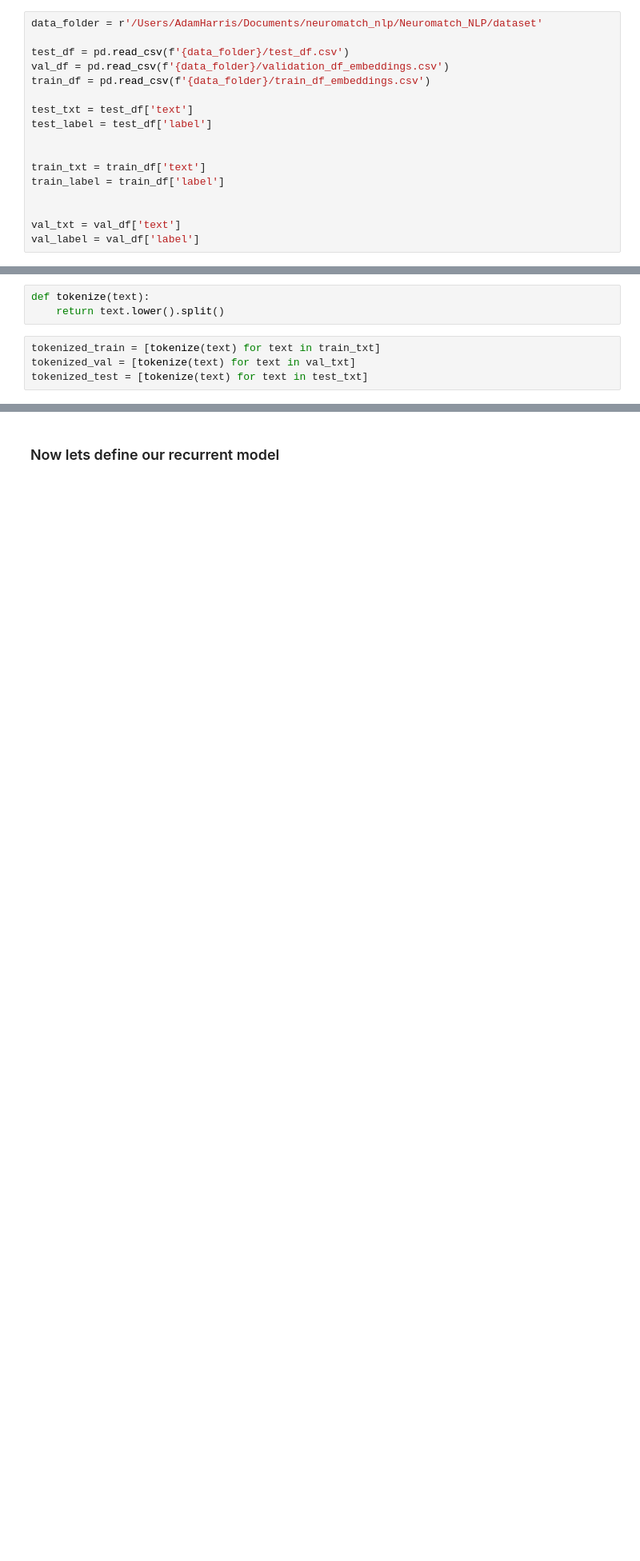
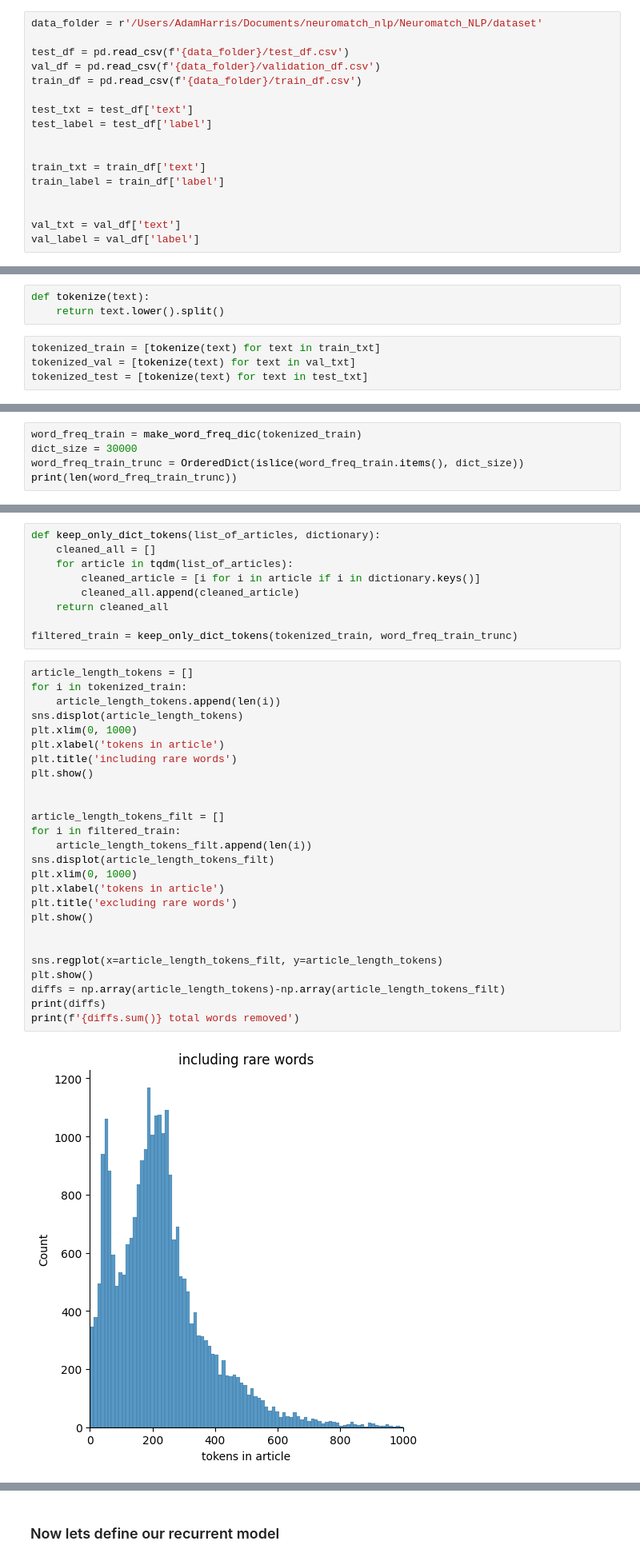
Before and after one commit to AdamLoydHarris/NLP_fake-news, a Jupyter notebook: Code/recurrent_network.ipynb, the cells around one changed output, grey strips where cells are left out. Shown at 80% size. Saved outputs shown, nothing was run; the diff lists cells and outputs as text; blank space fills up the shorter version.

```diff
--- a/Code/recurrent_network.ipynb
+++ b/Code/recurrent_network.ipynb
@@ -25,8 +33,8 @@ from tqdm.auto import tqdm
 data_folder = r'/Users/AdamHarris/Documents/neuromatch_nlp/Neuromatch_NLP/dataset'
 
 test_df = pd.read_csv(f'{data_folder}/test_df.csv')
-val_df = pd.read_csv(f'{data_folder}/validation_df_embeddings.csv')
-train_df = pd.read_csv(f'{data_folder}/train_df_embeddings.csv')
+val_df = pd.read_csv(f'{data_folder}/validation_df.csv')
+train_df = pd.read_csv(f'{data_folder}/train_df.csv')
 
 test_txt = test_df['text']
 test_label = test_df['label']
@@ -84,0 +126,5 @@ TypeError: 'str' object does not support item assignment
+# %%
+word_freq_train = make_word_freq_dic(tokenized_train)
+dict_size = 30000
+word_freq_train_trunc = OrderedDict(islice(word_freq_train.items(), dict_size))
+print(len(word_freq_train_trunc))
@@ -84,0 +175,37 @@ TypeError: 'str' object does not support item assignment
+# %%
+def keep_only_dict_tokens(list_of_articles, dictionary):
+    cleaned_all = []
+    for article in tqdm(list_of_articles):
+        cleaned_article = [i for i in article if i in dictionary.keys()]
+        cleaned_all.append(cleaned_article)
+    return cleaned_all
+
+filtered_train = keep_only_dict_tokens(tokenized_train, word_freq_train_trunc)
+# %%
+article_length_tokens = []
+for i in tokenized_train:
+    article_length_tokens.append(len(i))
+sns.displot(article_length_tokens)
+plt.xlim(0, 1000)
+plt.xlabel('tokens in article')
+plt.title('including rare words')
+plt.show()
+
+
+article_length_tokens_filt = []
+for i in filtered_train:
+    article_length_tokens_filt.append(len(i))
+sns.displot(article_length_tokens_filt)
+plt.xlim(0, 1000)
+plt.xlabel('tokens in article')
+plt.title('excluding rare words')
+plt.show()
+
+
+sns.regplot(x=article_length_tokens_filt, y=article_length_tokens)
+plt.show()
+diffs = np.array(article_length_tokens)-np.array(article_length_tokens_filt)
+print(diffs)
+print(f'{diffs.sum()} total words removed')
+# %% [output]
+[figure, added]
```
Also changed, not shown: parts of 18 cells of this notebook, 1 other file.
